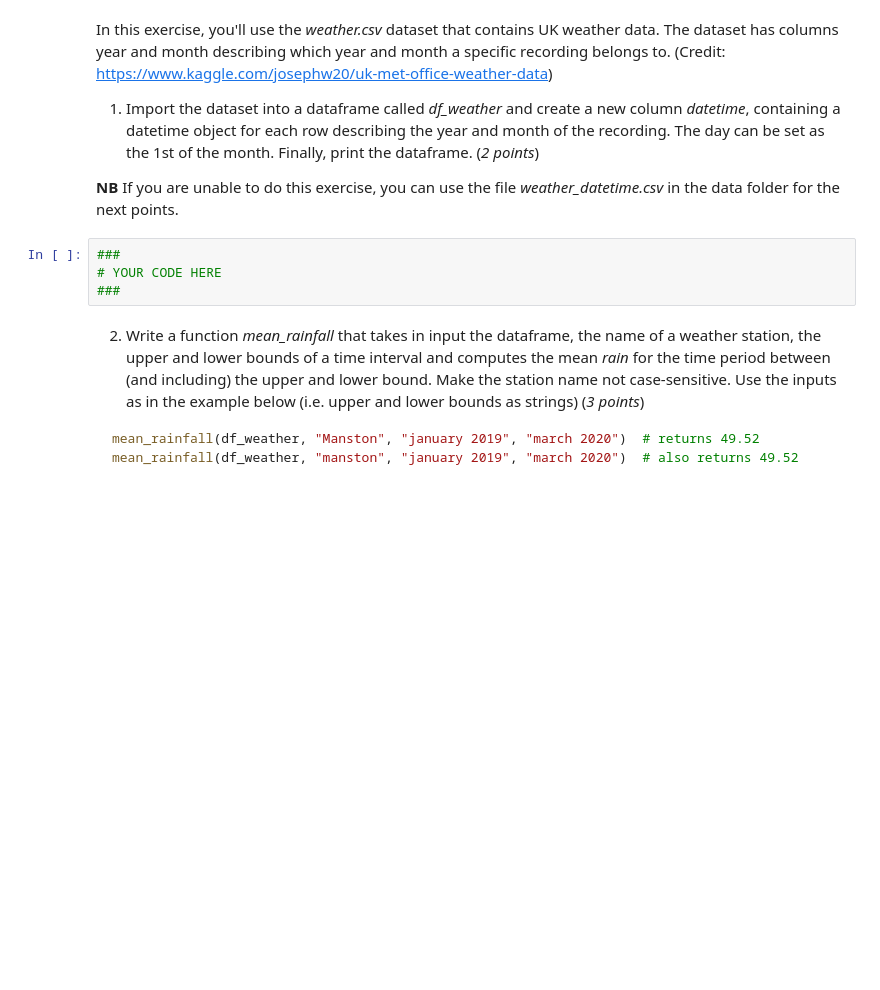
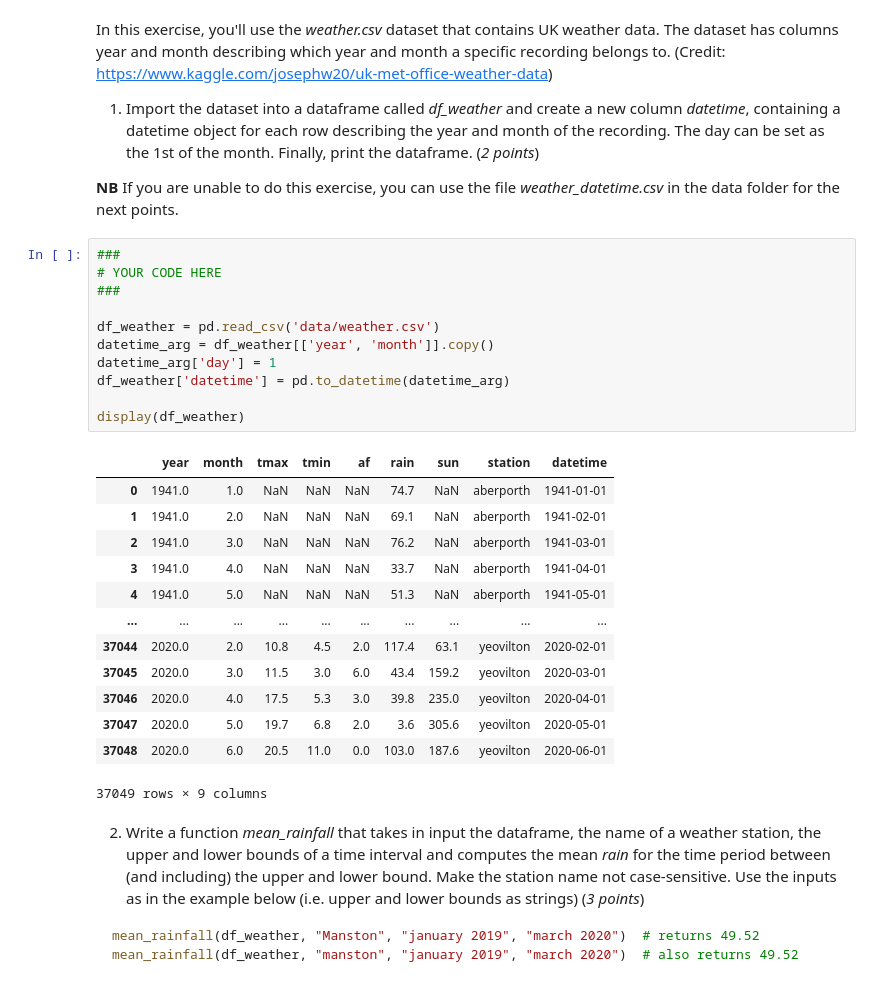
Before and after one commit to SecretGmG/data_science_exercises, a Jupyter notebook: 06/exercise06/W6_assignment.ipynb, the cells around one changed output. Drawn from its saved outputs; the diff is of its cells as text; blank space fills up the shorter version.

```diff
--- a/06/exercise06/W6_assignment.ipynb
+++ b/06/exercise06/W6_assignment.ipynb
@@ -60,10 +184,31 @@ In this exercise, you'll use the *weather.csv* dataset that contains UK weather
 1. Import the dataset into a dataframe called *df_weather* and create a new column *datetime*, containing a datetime object for each row describing the year and month of the recording. The day can be set as the 1st of the month. Finally, print the dataframe. (*2 points*)
 
 **NB**  If you are unable to do this exercise, you can use the file *weather_datetime.csv* in the data folder for the next points.
-# %%
-###
-# YOUR CODE HERE
-###
+# %%
+###
+# YOUR CODE HERE
+###
+
+df_weather = pd.read_csv('data/weather.csv')
+datetime_arg = df_weather[['year', 'month']].copy()
+datetime_arg['day'] = 1
+df_weather['datetime'] = pd.to_datetime(datetime_arg)
+
+display(df_weather)
+# %% [output]
+|  | year | month | tmax | tmin | af | rain | sun | station | datetime |
+| 0 | 1941.0 | 1.0 | NaN | NaN | NaN | 74.7 | NaN | aberporth | 1941-01-01 |
+| 1 | 1941.0 | 2.0 | NaN | NaN | NaN | 69.1 | NaN | aberporth | 1941-02-01 |
+| 2 | 1941.0 | 3.0 | NaN | NaN | NaN | 76.2 | NaN | aberporth | 1941-03-01 |
+| 3 | 1941.0 | 4.0 | NaN | NaN | NaN | 33.7 | NaN | aberporth | 1941-04-01 |
+| 4 | 1941.0 | 5.0 | NaN | NaN | NaN | 51.3 | NaN | aberporth | 1941-05-01 |
+| ... | ... | ... | ... | ... | ... | ... | ... | ... | ... |
+| 37044 | 2020.0 | 2.0 | 10.8 | 4.5 | 2.0 | 117.4 | 63.1 | yeovilton | 2020-02-01 |
+| 37045 | 2020.0 | 3.0 | 11.5 | 3.0 | 6.0 | 43.4 | 159.2 | yeovilton | 2020-03-01 |
+| 37046 | 2020.0 | 4.0 | 17.5 | 5.3 | 3.0 | 39.8 | 235.0 | yeovilton | 2020-04-01 |
+| 37047 | 2020.0 | 5.0 | 19.7 | 6.8 | 2.0 | 3.6 | 305.6 | yeovilton | 2020-05-01 |
+| 37048 | 2020.0 | 6.0 | 20.5 | 11.0 | 0.0 | 103.0 | 187.6 | yeovilton | 2020-06-01 |
+37049 rows × 9 columns
 # %% [markdown]
 2. Write a function *mean_rainfall* that takes in input the dataframe, the name of a weather station, the upper and lower bounds of a time interval and computes the mean *rain* for the time period between (and including) the upper and lower bound. Make the station name not case-sensitive. Use the inputs as in the example below (i.e. upper and lower bounds as strings) (*3 points*)
 
```
Also changed, not shown: parts of 11 cells of this notebook.
